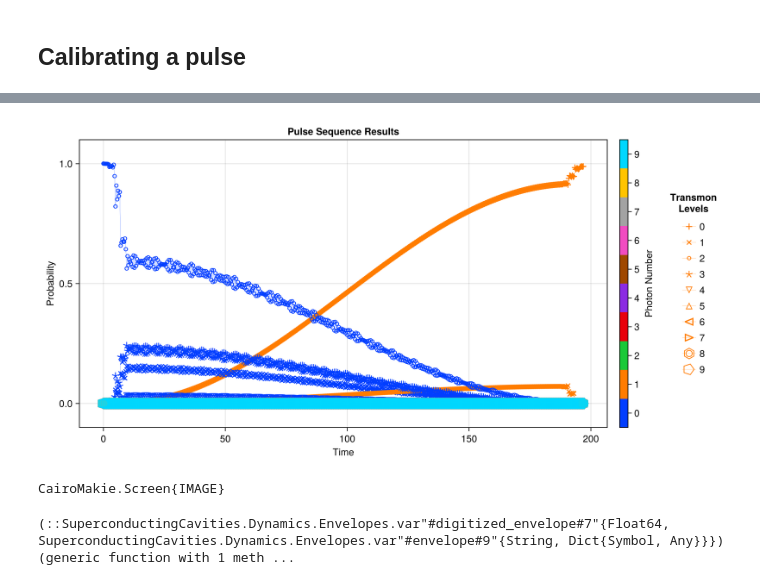
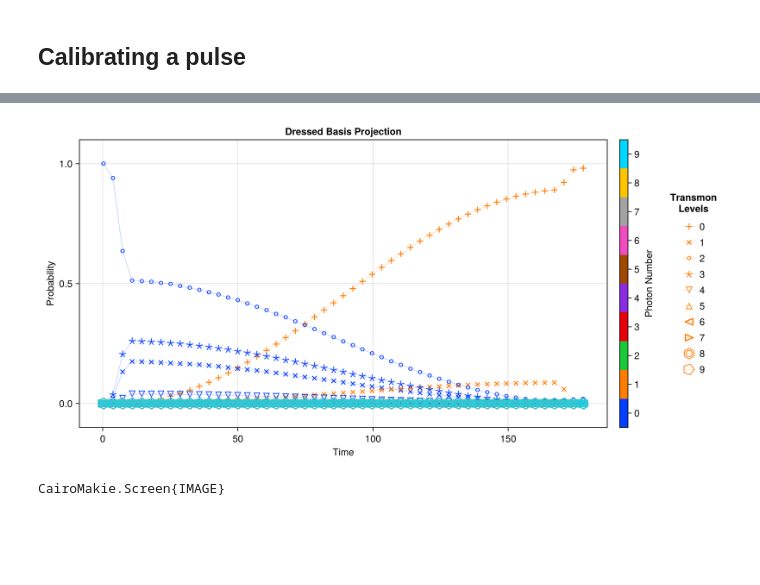
Before and after one commit to Gavin-Rockwood/SuperconductingCavities, a Jupyter notebook: Dev/DevTesting.ipynb, the cells around one changed output, grey strips where cells are left out. Saved outputs shown, nothing was run; the diff lists cells and outputs as text; code cells hidden in the pictures; blank space fills up the shorter version.

```diff
--- a/Dev/DevTesting.ipynb
+++ b/Dev/DevTesting.ipynb
@@ -282,8 +335,16 @@ Dict{Any, Any} with 10 entries:
 # %%
 pulse = copy(res)
-#pulse = copy(Mode3.Stuff["op_drive_params"]["sb_f_0_Main"])
+pulse = copy(Mode3.Stuff["op_drive_params"]["sb_f_0_Main"])
+
+#pulse["digitize"] = true
+#pulse["step_length"] = 2.3
+
+pulse["filter_params"] = Dict{Any, Any}("poles" => 10, "re_or_im" => real)
+
+
 ψ = Mode3.dressed_states[(2,0)]
-T = abs(1/(pulse["freq_d"]+pulse["shift"]))
-times = vcat(collect(0:T:pulse["pulse_time"]), [pulse["pulse_time"]])
-run_res = SC.Dynamics.RunSingleOperator(Mode3, ψ, pulse, to_return = "All", tspan = times)
+
+stroboscopic_times = SC.Dynamics.Get_Stroboscopic_Times(pulse, sample_every = 10, start_at = 2)
+
+run_res = SC.Dynamics.RunSingleOperator(Mode3, ψ, pulse, to_return = "All", tspan = stroboscopic_times)
 # %% [output]
@@ -311,6 +380,7 @@ Dict{Symbol, Int64} with 1 entry:
 # %%
-proj_dict = SC.Utils.Get_Projection_Ops(Mode3.dressed_states);
-EVs = SC.Utils.Get_EVs(run_res.states, proj_dict);
+proj_ops = SC.Utils.Get_Projection_Ops(Mode3.dressed_states);
+EVs = SC.Utils.Get_EVs(run_res.states, proj_ops);
 # %%
-SC.Dynamics.PlotSingleModeEvolution(Mode3, run_res.times, EVs)
+axis_kwargs = Dict{Any, Any}("title" => "Dressed Basis Projection")
+SC.Dynamics.PlotSingleModeEvolution(Mode3, run_res.times, EVs, axis_kwargs = axis_kwargs)
 # %% [output]
@@ -318,6 +388,2 @@ SC.Dynamics.PlotSingleModeEvolution(Mode3, run_res.times, EVs)
-[figure, old version]
+[figure, new version]
 CairoMakie.Screen{IMAGE}
-# %%
-envelope = SC.Dynamics.Envelopes.Get_Envelope(pulse["Envelope"], pulse["Envelope Args"], digitize = true)
-# %% [output]
-(::SuperconductingCavities.Dynamics.Envelopes.var"#digitized_envelope#7"{Float64, SuperconductingCavities.Dynamics.Envelopes.var"#envelope#9"{String, Dict{Symbol, Any}}}) (generic function with 1 meth ...
```
Also changed, not shown: parts of 18 cells of this notebook, 9 other files.
